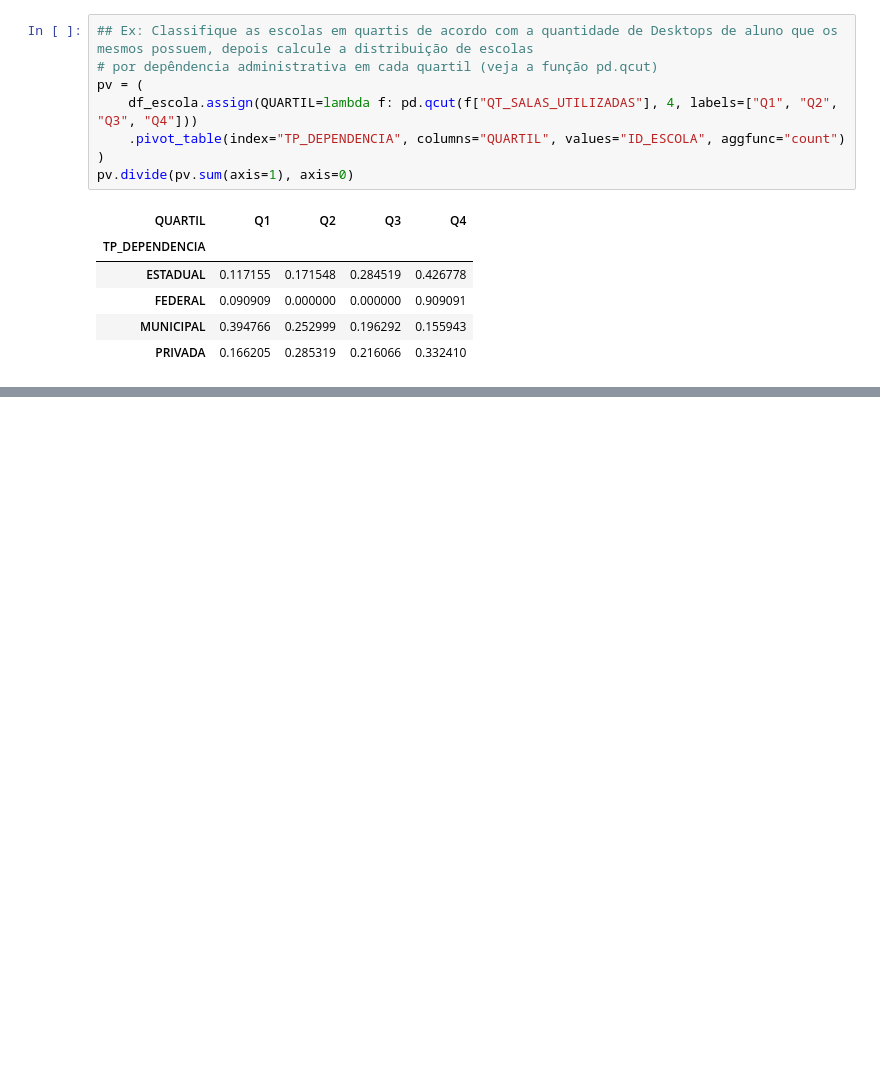
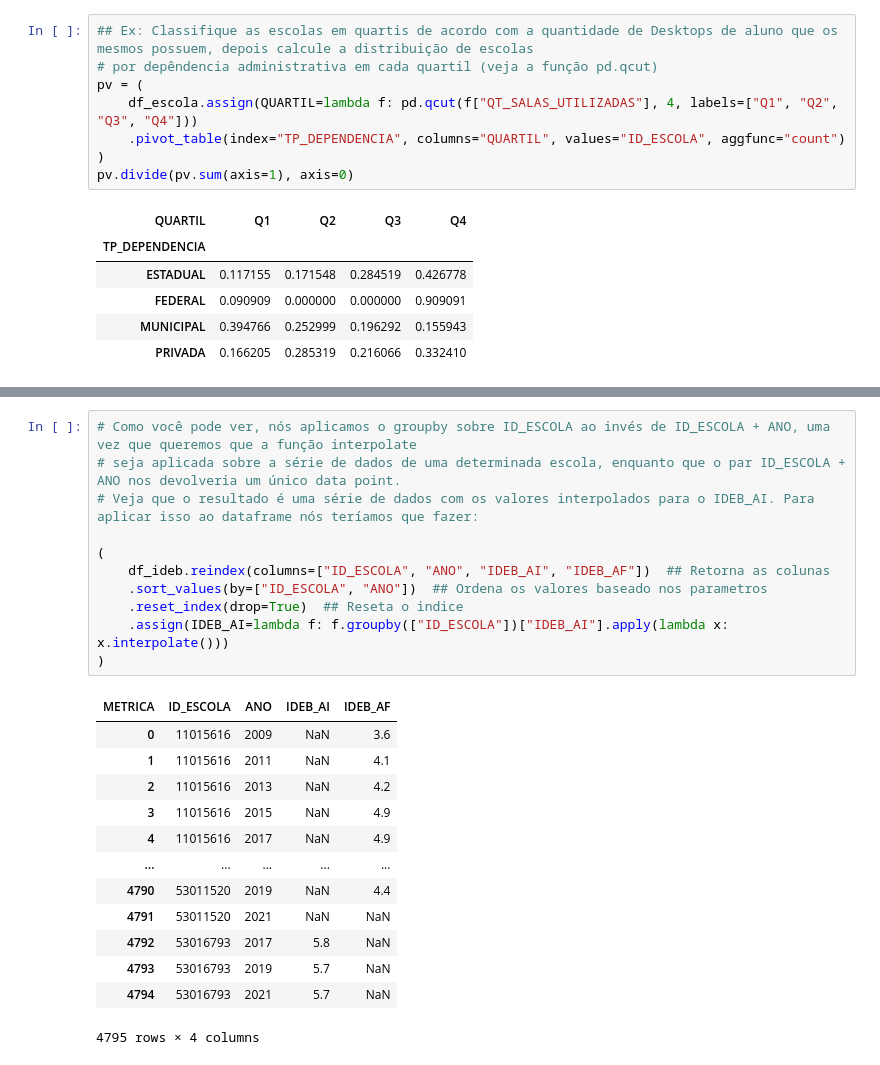
Before and after one commit to wendellbarcelos/Ciencia-de-dados-2022, a Jupyter notebook: Ciencia_de_dados_2022_exercicios.ipynb, the cells around one changed output, grey strips where cells are left out. Drawn from its saved outputs; the diff is of its cells as text; blank space fills up the shorter version.

```diff
--- a/Ciencia_de_dados_2022_exercicios.ipynb
+++ b/Ciencia_de_dados_2022_exercicios.ipynb
@@ -3713,0 +3897,25 @@ pv.divide(pv.sum(axis=1), axis=0)
+# %%
+# Como você pode ver, nós aplicamos o groupby sobre ID_ESCOLA ao invés de ID_ESCOLA + ANO, uma vez que queremos que a função interpolate
+# seja aplicada sobre a série de dados de uma determinada escola, enquanto que o par ID_ESCOLA + ANO nos devolveria um único data point.
+# Veja que o resultado é uma série de dados com os valores interpolados para o IDEB_AI. Para aplicar isso ao dataframe nós teríamos que fazer:
+
+(
+    df_ideb.reindex(columns=["ID_ESCOLA", "ANO", "IDEB_AI", "IDEB_AF"])  ## Retorna as colunas
+    .sort_values(by=["ID_ESCOLA", "ANO"])  ## Ordena os valores baseado nos parametros
+    .reset_index(drop=True)  ## Reseta o indice
+    .assign(IDEB_AI=lambda f: f.groupby(["ID_ESCOLA"])["IDEB_AI"].apply(lambda x: x.interpolate()))
+)
+# %% [output]
+| METRICA | ID_ESCOLA | ANO | IDEB_AI | IDEB_AF |
+| 0 | 11015616 | 2009 | NaN | 3.6 |
+| 1 | 11015616 | 2011 | NaN | 4.1 |
+| 2 | 11015616 | 2013 | NaN | 4.2 |
+| 3 | 11015616 | 2015 | NaN | 4.9 |
+| 4 | 11015616 | 2017 | NaN | 4.9 |
+| ... | ... | ... | ... | ... |
+| 4790 | 53011520 | 2019 | NaN | 4.4 |
+| 4791 | 53011520 | 2021 | NaN | NaN |
+| 4792 | 53016793 | 2017 | 5.8 | NaN |
+| 4793 | 53016793 | 2019 | 5.7 | NaN |
+| 4794 | 53016793 | 2021 | 5.7 | NaN |
+4795 rows × 4 columns
```
Also changed, not shown: parts of 9 cells of this notebook.
